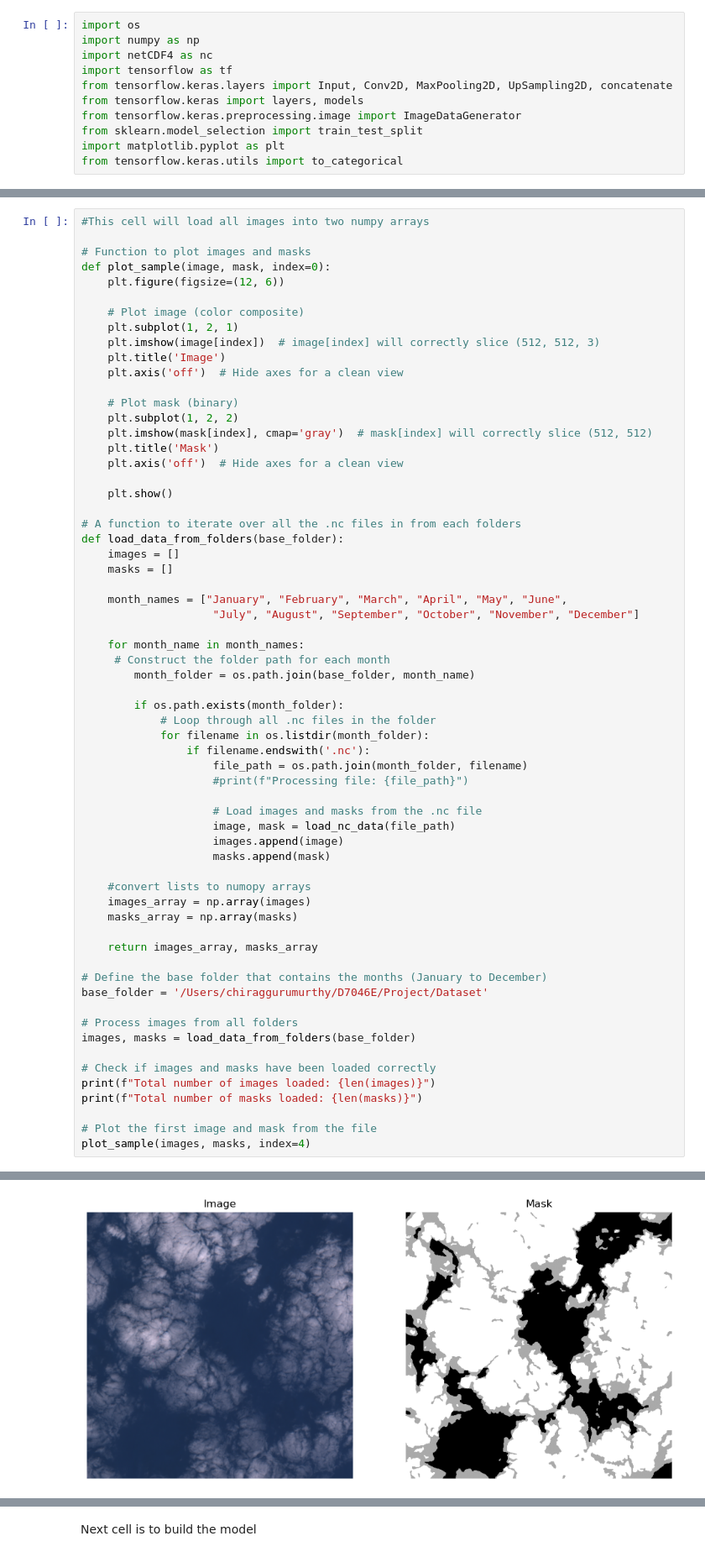
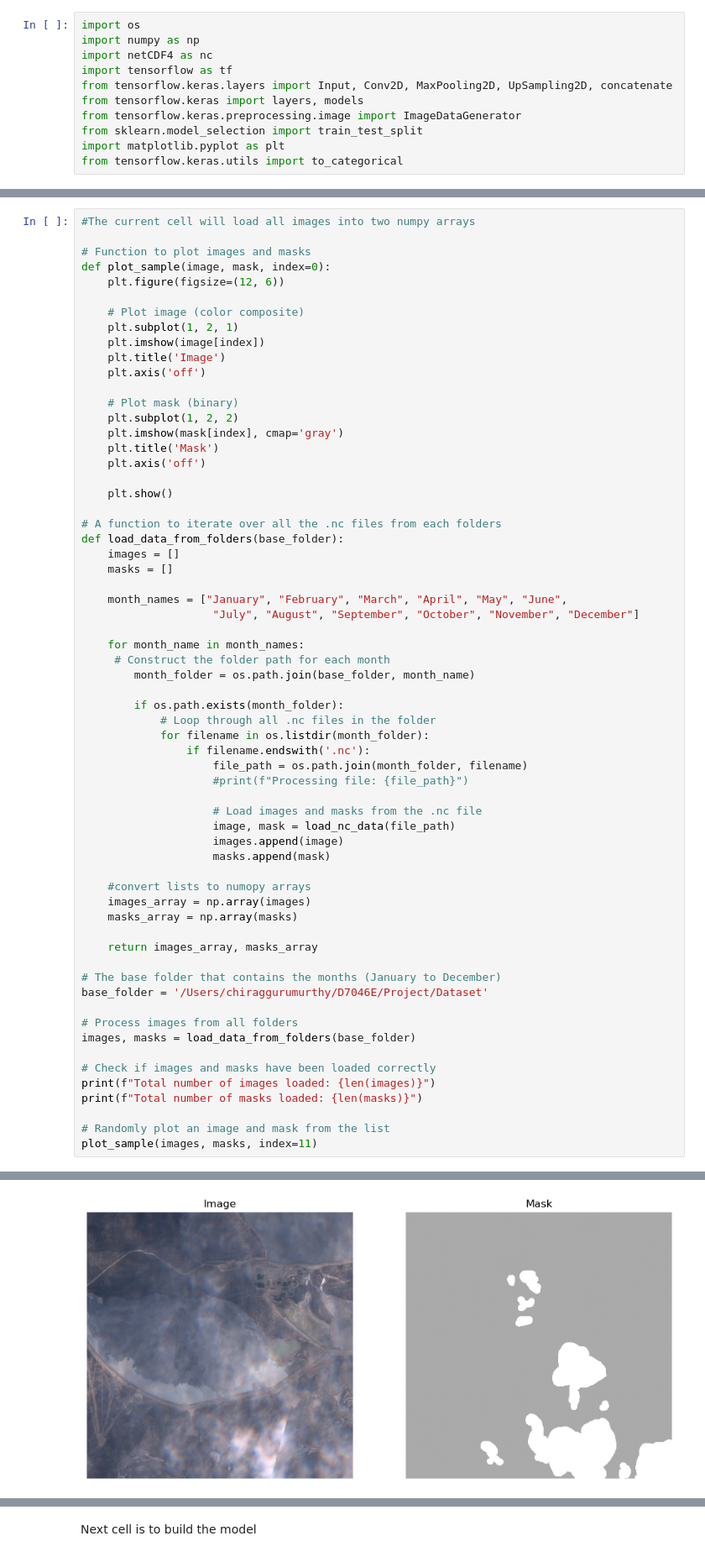
Before and after one commit to irregularBismuth/d7046e_project, a Jupyter notebook: pixel-wise cloud coverage.ipynb, the cells around one changed output, grey strips where cells are left out. Shown at 84% size. Drawn from its saved outputs; the diff is of its cells as text.

```diff
--- a/pixel-wise cloud coverage.ipynb
+++ b/pixel-wise cloud coverage.ipynb
@@ -96,7 +96,7 @@ Image shape: (512, 512, 3)
 Mask shape: (512, 512)
 [figure]
 # %%
-#This cell will load all images into two numpy arrays
+#The current cell will load all images into two numpy arrays
 
 # Function to plot images and masks
 def plot_sample(image, mask, index=0):
@@ -104,19 +104,19 @@ def plot_sample(image, mask, index=0):
 
     # Plot image (color composite)
     plt.subplot(1, 2, 1)
-    plt.imshow(image[index])  # image[index] will correctly slice (512, 512, 3)
+    plt.imshow(image[index])
     plt.title('Image')
-    plt.axis('off')  # Hide axes for a clean view
+    plt.axis('off')
 
     # Plot mask (binary)
     plt.subplot(1, 2, 2)
-    plt.imshow(mask[index], cmap='gray')  # mask[index] will correctly slice (512, 512)
+    plt.imshow(mask[index], cmap='gray')
     plt.title('Mask')
-    plt.axis('off')  # Hide axes for a clean view
+    plt.axis('off')
 
     plt.show()
 
-# A function to iterate over all the .nc files in from each folders
+# A function to iterate over all the .nc files from each folders
 def load_data_from_folders(base_folder):
     images = []
     masks = []
@@ -131,34 +131,34 @@ def load_data_from_folders(base_folder):
         if os.path.exists(month_folder):
             # Loop through all .nc files in the folder
             for filename in os.listdir(month_folder):
                 if filename.endswith('.nc'):
                     file_path = os.path.join(month_folder, filename)
                     #print(f"Processing file: {file_path}")
 
                     # Load images and masks from the .nc file
                     image, mask = load_nc_data(file_path)
                     images.append(image)
                     masks.append(mask)
 
     #convert lists to numopy arrays
     images_array = np.array(images)
     masks_array = np.array(masks)
 
     return images_array, masks_array
 
-# Define the base folder that contains the months (January to December)
+# The base folder that contains the months (January to December)
 base_folder = '/Users/chiraggurumurthy/D7046E/Project/Dataset'
 
 # Process images from all folders
 images, masks = load_data_from_folders(base_folder)
 
 # Check if images and masks have been loaded correctly
 print(f"Total number of images loaded: {len(images)}")
 print(f"Total number of masks loaded: {len(masks)}")
 
-# Plot the first image and mask from the file
-plot_sample(images, masks, index=4)
+# Randomly plot an image and mask from the list
+plot_sample(images, masks, index=11)
 # %% [output]
 Total number of images loaded: 89
 Total number of masks loaded: 89
-[figure, old version]
+[figure, new version]
```
Also changed, not shown: parts of 10 cells of this notebook.
